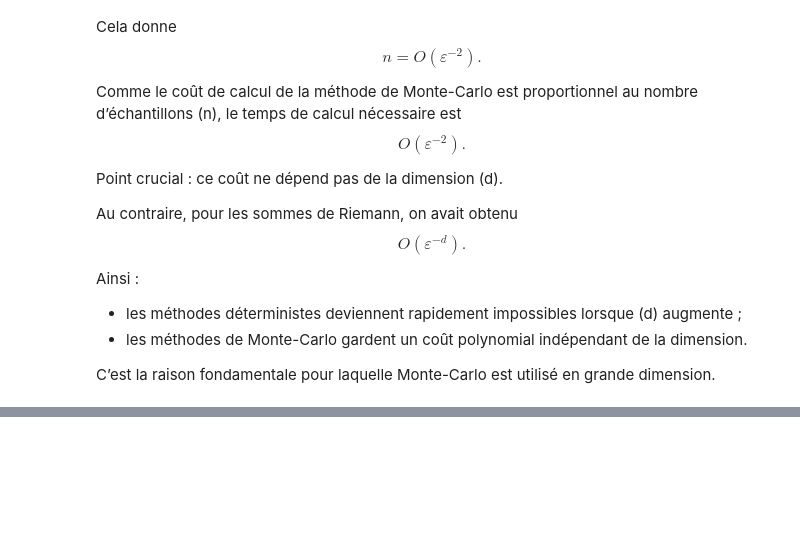
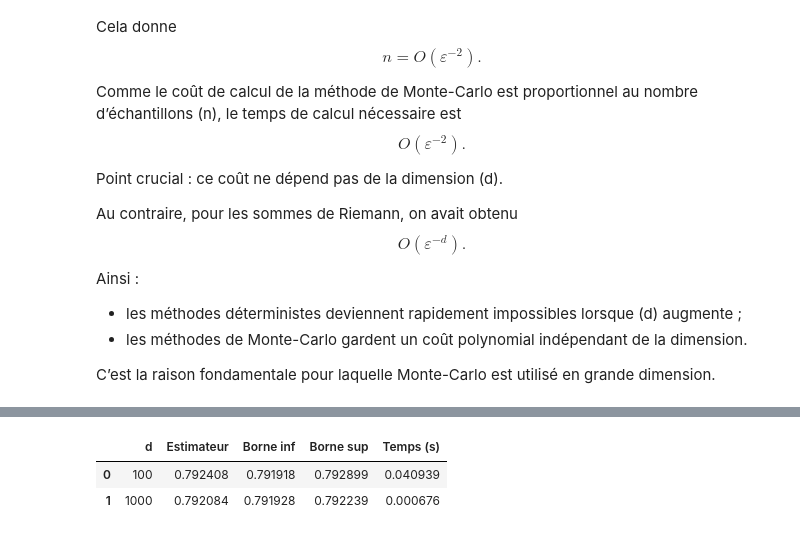
Before and after one commit to arthur00-stack/CALCUL-INTEGRAL-MONTE-CARLO, a Jupyter notebook: notebooks/Rapport.ipynb, the cells around one changed output, grey strips where cells are left out. Saved outputs shown, nothing was run; the diff lists cells and outputs as text; code cells hidden in the pictures; blank space fills up the shorter version.

```diff
--- a/notebooks/Rapport.ipynb
+++ b/notebooks/Rapport.ipynb
@@ -487,0 +1737,65 @@ C’est la raison fondamentale pour laquelle Monte-Carlo est utilisé en grande
+# %%
+import numpy as np
+import pandas as pd
+import time
+
+Sigma = np.array([
+    [1/12, 1/15],
+    [1/15, 16/225]
+])
+
+def approx_I_hat(d, n=10000):
+
+    start = time.time()
+
+    G = np.random.multivariate_normal(
+        mean=[0,0],
+        cov=Sigma,
+        size=n
+    )
+
+    G1 = G[:,0]
+    G2 = G[:,1]
+
+    values = 1 / (
+        1
+        + 1/5
+        + G2/np.sqrt(d)
+        + (0.5 + G1/np.sqrt(d))**4
+    )
+
+    estimate = np.mean(values)
+
+    variance = np.var(values, ddof=1)
+
+    radius = 1.96*np.sqrt(variance/n)
+
+    elapsed = time.time() - start
+
+    return [
+        d,
+        estimate,
+        estimate-radius,
+        estimate+radius,
+        elapsed
+    ]
+
+results = []
+
+for d in [100,1000]:
+    results.append(approx_I_hat(d))
+
+pd.DataFrame(
+    results,
+    columns=[
+        "d",
+        "Estimateur",
+        "Borne inf",
+        "Borne sup",
+        "Temps (s)"
+    ]
+)
+# %% [output]
+|  | d | Estimateur | Borne inf | Borne sup | Temps (s) |
+| 0 | 100 | 0.792408 | 0.791918 | 0.792899 | 0.040939 |
+| 1 | 1000 | 0.792084 | 0.791928 | 0.792239 | 0.000676 |
```
Also changed, not shown: parts of 39 cells of this notebook.
